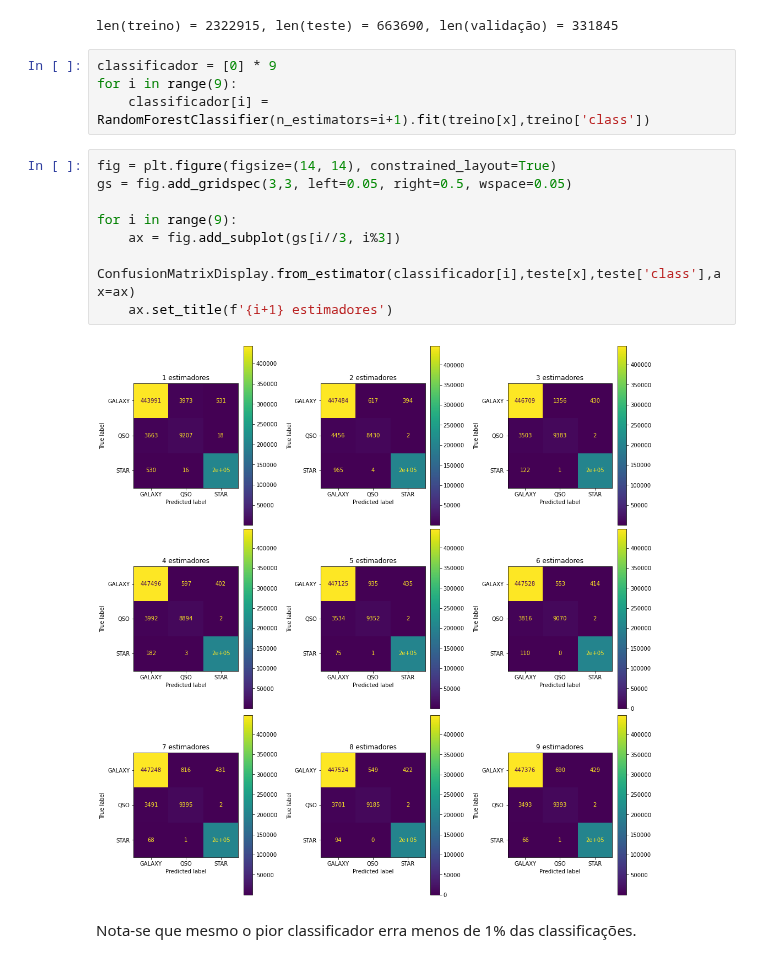
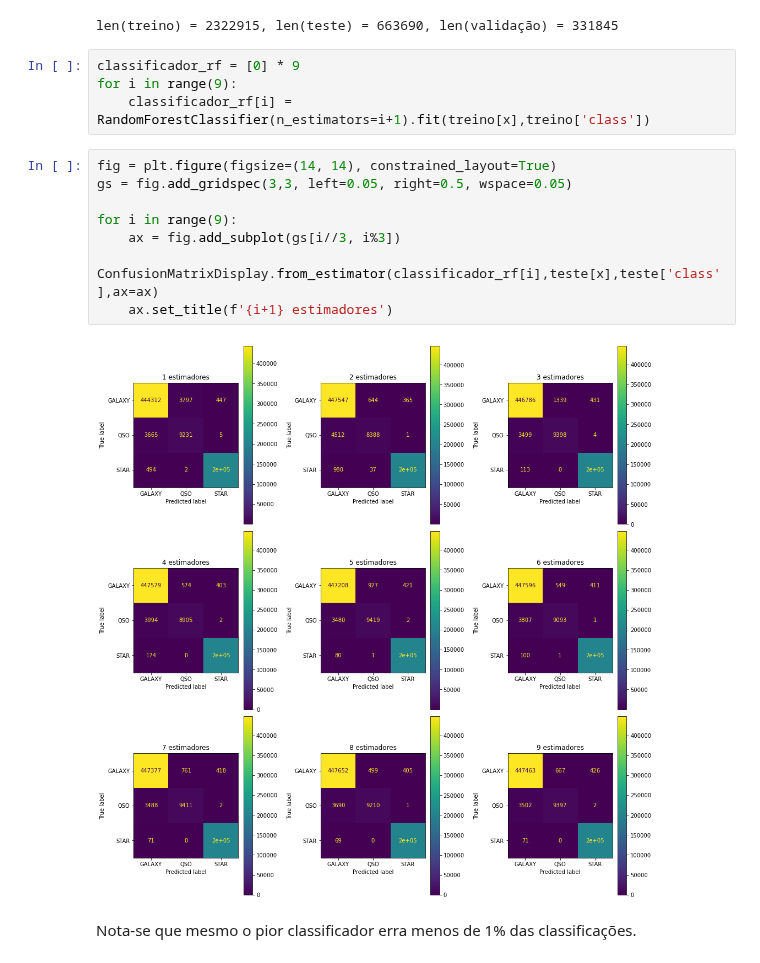
Before and after one commit to thiago-carneiro/mestrado, a Jupyter notebook: bigAstro/clusterizacao.ipynb, the cells around one changed output. Saved outputs shown, nothing was run; the diff lists cells and outputs as text.

```diff
--- a/bigAstro/clusterizacao.ipynb
+++ b/bigAstro/clusterizacao.ipynb
@@ -324,19 +323,19 @@ print(f'{len(treino) = }, {len(teste) = }, {len(validação) = }')
 # %% [output]
 len(treino) = 2322915, len(teste) = 663690, len(validação) = 331845
 # %%
-classificador = [0] * 9
+classificador_rf = [0] * 9
 for i in range(9):
-    classificador[i] = RandomForestClassifier(n_estimators=i+1).fit(treino[x],treino['class'])
+    classificador_rf[i] = RandomForestClassifier(n_estimators=i+1).fit(treino[x],treino['class'])
 # %%
 fig = plt.figure(figsize=(14, 14), constrained_layout=True)
 gs = fig.add_gridspec(3,3, left=0.05, right=0.5, wspace=0.05)
 
 for i in range(9):
     ax = fig.add_subplot(gs[i//3, i%3])
-    ConfusionMatrixDisplay.from_estimator(classificador[i],teste[x],teste['class'],ax=ax)
+    ConfusionMatrixDisplay.from_estimator(classificador_rf[i],teste[x],teste['class'],ax=ax)
     ax.set_title(f'{i+1} estimadores')
 # %% [output]
-[figure, old version]
+[figure, new version]
 # %% [markdown]
 Nota-se que mesmo o pior classificador erra menos de 1% das classificações.
 # %%
```
Also changed, not shown: parts of 38 cells of this notebook.
